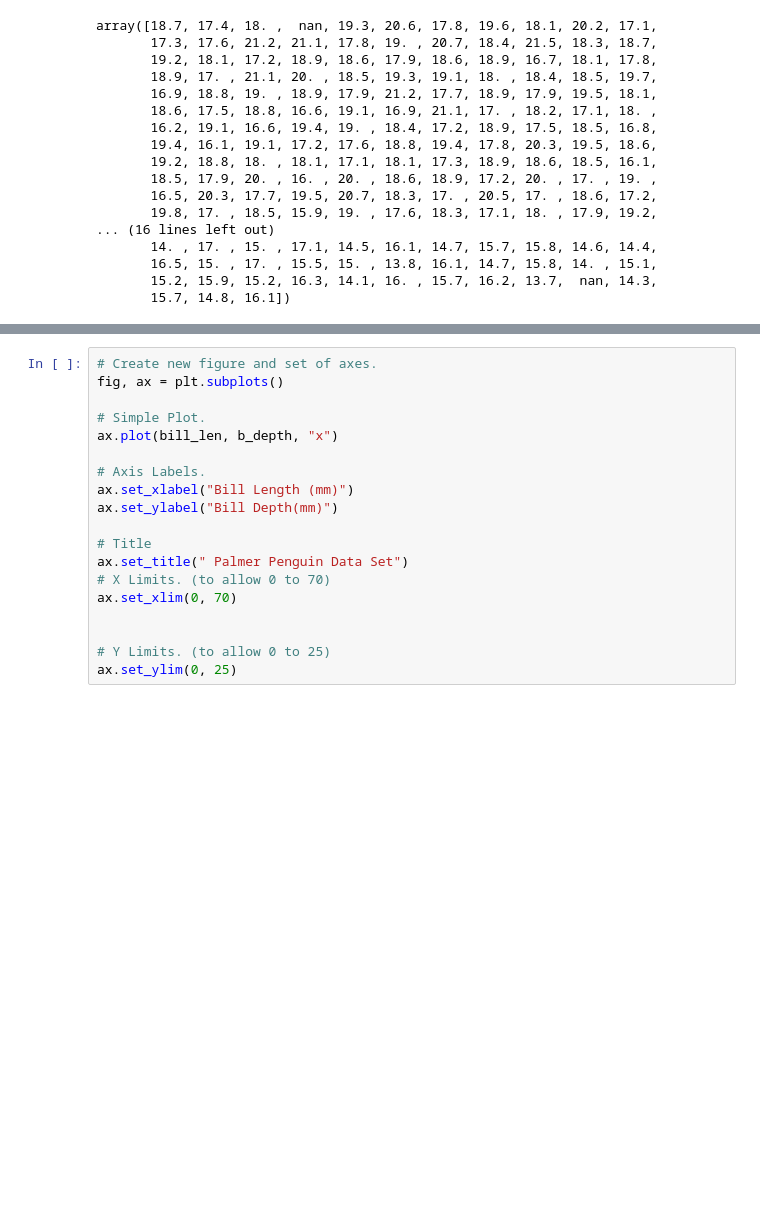
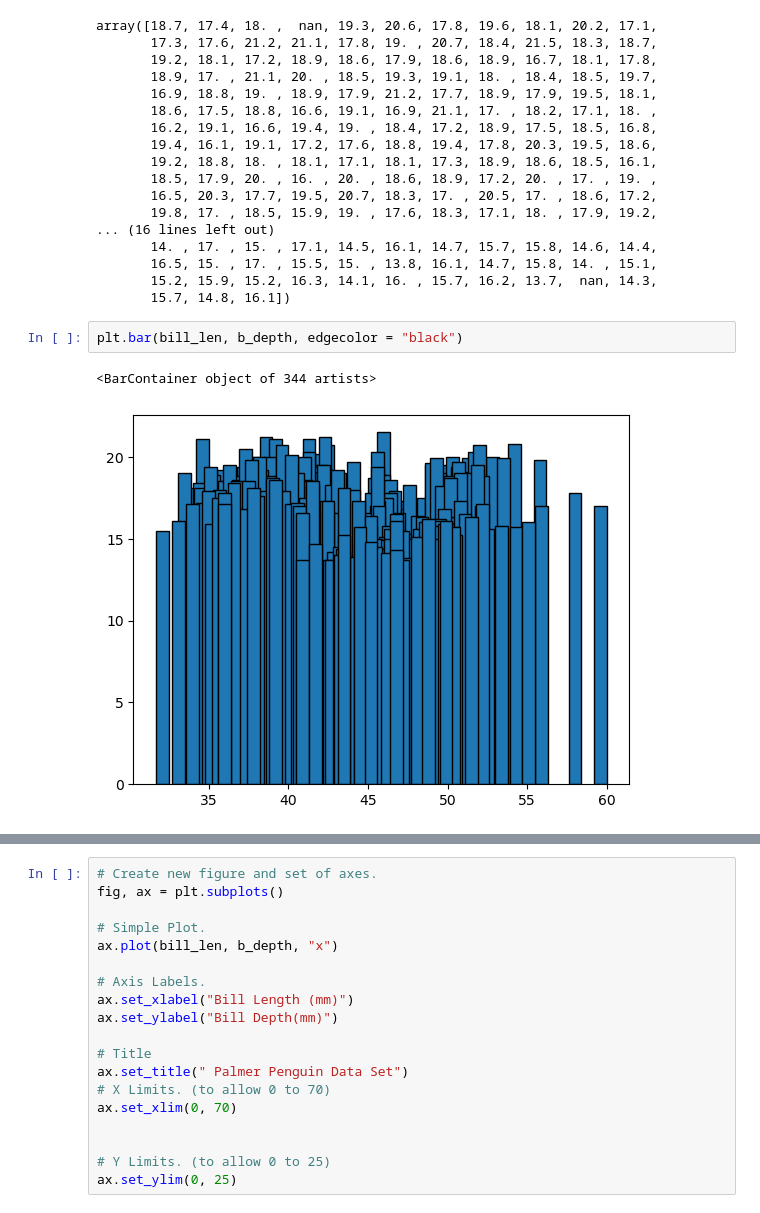
Before and after one commit to Roisin2/mywork, a Jupyter notebook: penguins.ipynb, the cells around one changed output, grey strips where cells are left out. Saved outputs shown, nothing was run; the diff lists cells and outputs as text; blank space fills up the shorter version.

```diff
--- a/penguins.ipynb
+++ b/penguins.ipynb
@@ -226,3 +226,8 @@ array([18.7, 17.4, 18. ,  nan, 19.3, 20.6, 17.8, 19.6, 18.1, 20.2, 17.1,
        16.5, 15. , 17. , 15.5, 15. , 13.8, 16.1, 14.7, 15.8, 14. , 15.1,
        15.2, 15.9, 15.2, 16.3, 14.1, 16. , 15.7, 16.2, 13.7,  nan, 14.3,
        15.7, 14.8, 16.1])
+# %%
+plt.bar(bill_len, b_depth, edgecolor = "black")
+# %% [output]
+<BarContainer object of 344 artists>
+[figure, added]
```
Also changed, not shown: parts of 3 cells of this notebook, 2 other files.
